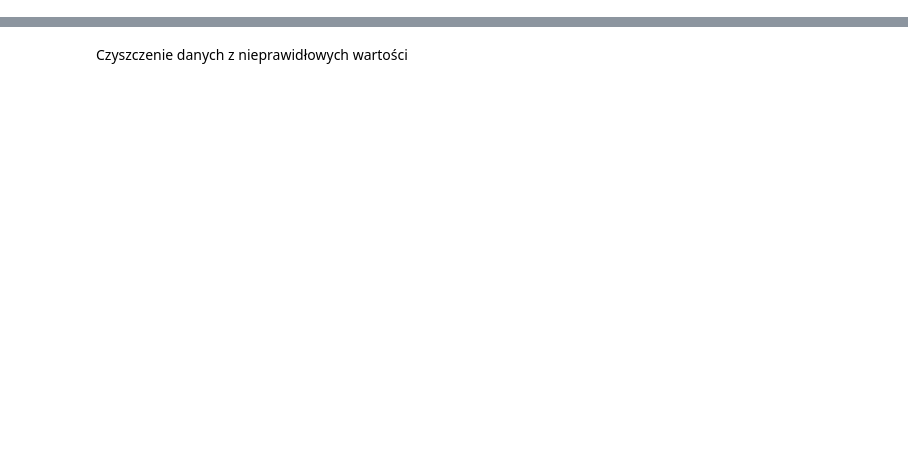
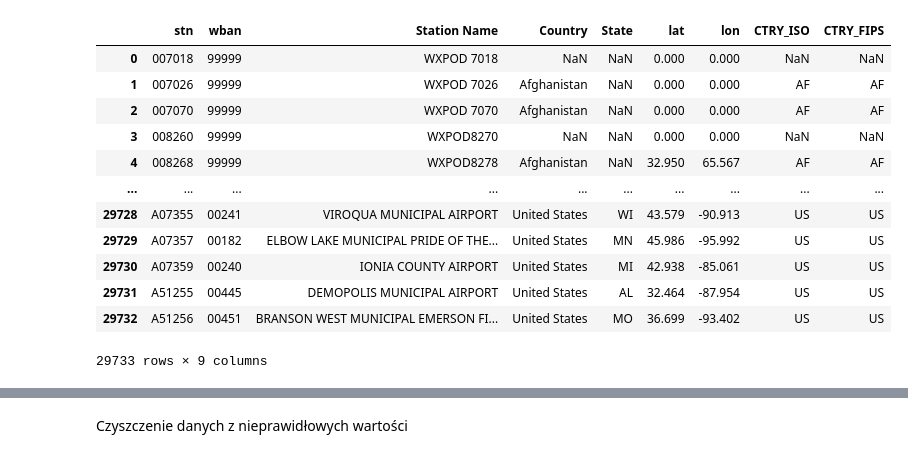
Before and after one commit to igoro00/pdzd, a Jupyter notebook: main.ipynb, the cells around one changed output, grey strips where cells are left out. Cells and saved outputs as stored; diff of their text form; code cells hidden in the pictures; blank space fills up the shorter version.

```diff
--- a/main.ipynb
+++ b/main.ipynb
@@ -29 +79,36 @@ isd.head()
+# %%
+stations = isd.merge(
+    country_codes,
+    how="left",
+    left_on="CTRY",
+    right_on="FIPS 10-4"
+)
+stations.rename(columns={
+    "USAF":"stn",
+    "WBAN":"wban",
+    "Name": "Country",
+    "STATION NAME": "Station Name",
+    "STATE": "State",
+    "LAT": "lat",
+    "LON": "lon",
+    "FIPS 10-4": "CTRY_FIPS",
+    "ISO 3166": "CTRY_ISO"
+    }, inplace=True)
+stations = stations[["stn", "wban", "Station Name", "Country", "State", "lat", "lon", "CTRY_ISO", "CTRY_FIPS"]]
+stations["wban"] = stations["wban"].apply(lambda x: str(x).zfill(5))
+stations
+# %% [output]
+|  | stn | wban | Station Name | Country | State | lat | lon | CTRY_ISO | CTRY_FIPS |
+| 0 | 007018 | 99999 | WXPOD 7018 | NaN | NaN | 0.000 | 0.000 | NaN | NaN |
+| 1 | 007026 | 99999 | WXPOD 7026 | Afghanistan | NaN | 0.000 | 0.000 | AF | AF |
+| 2 | 007070 | 99999 | WXPOD 7070 | Afghanistan | NaN | 0.000 | 0.000 | AF | AF |
+| 3 | 008260 | 99999 | WXPOD8270 | NaN | NaN | 0.000 | 0.000 | NaN | NaN |
+| 4 | 008268 | 99999 | WXPOD8278 | Afghanistan | NaN | 32.950 | 65.567 | AF | AF |
+| ... | ... | ... | ... | ... | ... | ... | ... | ... | ... |
+| 29728 | A07355 | 00241 | VIROQUA MUNICIPAL AIRPORT | United States | WI | 43.579 | -90.913 | US | US |
+| 29729 | A07357 | 00182 | ELBOW LAKE MUNICIPAL PRIDE OF THE... | United States | MN | 45.986 | -95.992 | US | US |
+| 29730 | A07359 | 00240 | IONIA COUNTY AIRPORT | United States | MI | 42.938 | -85.061 | US | US |
+| 29731 | A51255 | 00445 | DEMOPOLIS MUNICIPAL AIRPORT | United States | AL | 32.464 | -87.954 | US | US |
+| 29732 | A51256 | 00451 | BRANSON WEST MUNICIPAL EMERSON FI... | United States | MO | 36.699 | -93.402 | US | US |
+29733 rows × 9 columns
 # %%
```
Also changed, not shown: parts of 29 cells of this notebook, 2 other files.
